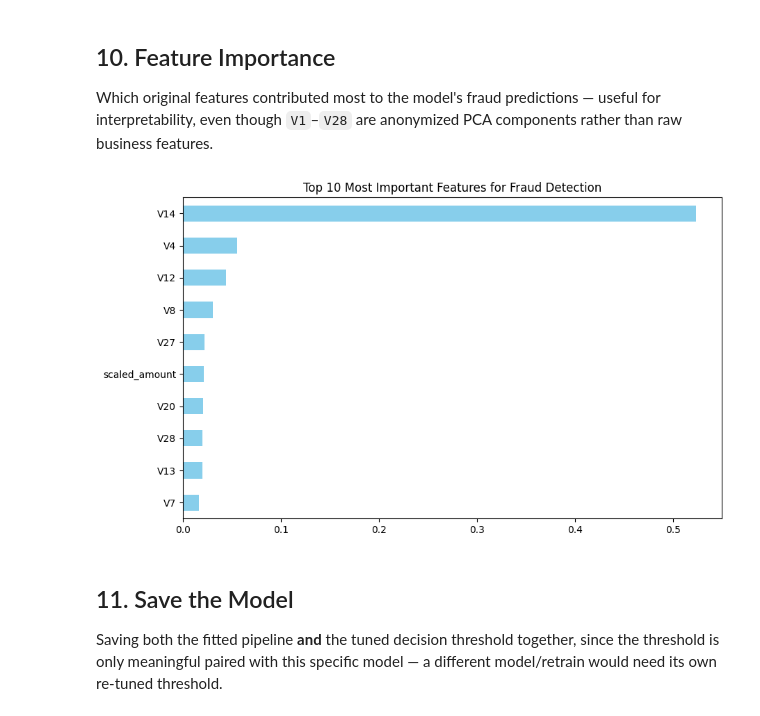
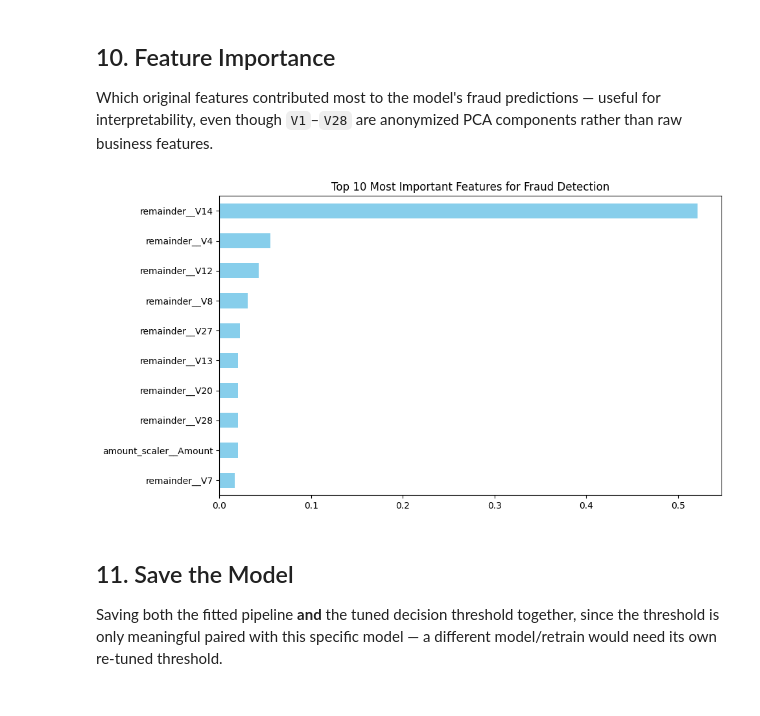
Before and after one commit to rakesh-mandal/credit-card-fraud-detection, a Jupyter notebook: fraud_detection.ipynb, the cells around one changed output. Saved outputs shown, nothing was run; the diff lists cells and outputs as text; code cells hidden in the pictures.

```diff
--- a/fraud_detection.ipynb
+++ b/fraud_detection.ipynb
@@ -357,17 +352,0 @@ Name: proportion, dtype: float64
-# %%
-standard_scaler = StandardScaler()
-robust_scaler = RobustScaler()
-
-X_train = X_train.copy()
-X_test = X_test.copy()
-
-# 3. FIT + TRANSFORM on Training Data ONLY
-X_train['scaled_amount'] = robust_scaler.fit_transform(X_train[['Amount']])
-X_train['scaled_time'] = standard_scaler.fit_transform(X_train[['Time']])
-
-# 4. TRANSFORM ONLY on Test Data (using parameters learned from Train)
-X_test['scaled_amount'] = robust_scaler.transform(X_test[['Amount']])
-X_test['scaled_time'] = standard_scaler.transform(X_test[['Time']])
-# 5. Drop original unscaled columns
-X_train.drop(['Amount', 'Time'], axis=1, inplace=True)
-X_test.drop(['Amount', 'Time'], axis=1, inplace=True)
@@ -411,14 +379,24 @@ Three candidate models are compared: **Logistic Regression** (simple, interpreta
+# %%
+# Preprocessor: scales Amount and Time, leaves V1-V28 untouched
+preprocessor = ColumnTransformer(
+    transformers=[
+        ('amount_scaler', RobustScaler(), ['Amount']),
+        ('time_scaler', StandardScaler(), ['Time']),
+    ],
+    remainder='passthrough'
+)
 # %%
-# 3. Pipelines for Cross-Validation (Ensures SMOTE runs ONLY on training folds)
 cv_pipelines = {
     "Logistic Regression": Pipeline(
         [
+            ("preprocessor", preprocessor),
             ("smote", SMOTE(random_state=42)),
             ("model", LogisticRegression(max_iter=1000, random_state=42)),
         ]
     ),
     "Random Forest": Pipeline(
         [
+            ("preprocessor", preprocessor),
             (
                 "model",
                 RandomForestClassifier(
@@ -428,11 +406,12 @@ cv_pipelines = {
                     random_state=42,
                     n_jobs=-1,
                 ),
-            )
+            ),
         ]
     ),
     "XGBoost": Pipeline(
         [
+            ("preprocessor", preprocessor),
             (
                 "model",
                 XGBClassifier(
@@ -444,7 +423,7 @@ cv_pipelines = {
                     n_jobs=-1,
                     eval_metric="logloss",
                 ),
-            )
+            ),
         ]
     ),
 }
@@ -623,20 +607,25 @@ Test PR-AUC: 0.8631  |  Test ROC-AUC: 0.9685
 
 Which original features contributed most to the model's fraud predictions — useful for interpretability, even though `V1`–`V28` are anonymized PCA components rather than raw business features.
 # %%
-# Extract feature importances from fitted model inside pipeline
+# Extract feature importances from fitted model inside pipeline.
+# Note: ColumnTransformer changes column order (scaled Amount, Time first,
+# then passthrough V1-V28), so pull real feature names from the preprocessor
+# rather than assuming X_train's original column order.
 fitted_model = best_model.named_steps['model']
+feature_names = best_model.named_steps['preprocessor'].get_feature_names_out()
+
 importances = pd.Series(
-    fitted_model.feature_importances_, index=X_train.columns
+    fitted_model.feature_importances_, index=feature_names
 )
 
 plt.figure(figsize=(10, 6))
 importances.nlargest(10).plot(kind='barh', color='skyblue')
 plt.title('Top 10 Most Important Features for Fraud Detection')
 plt.gca().invert_yaxis()
 plt.savefig('images/feature_importance.png', dpi=150, bbox_inches='tight')
 plt.show()
 # %% [output]
-[figure, old version]
+[figure, new version]
 # %% [markdown]
 ## 11. Save the Model
 
```
Also changed, not shown: parts of 14 cells of this notebook.
